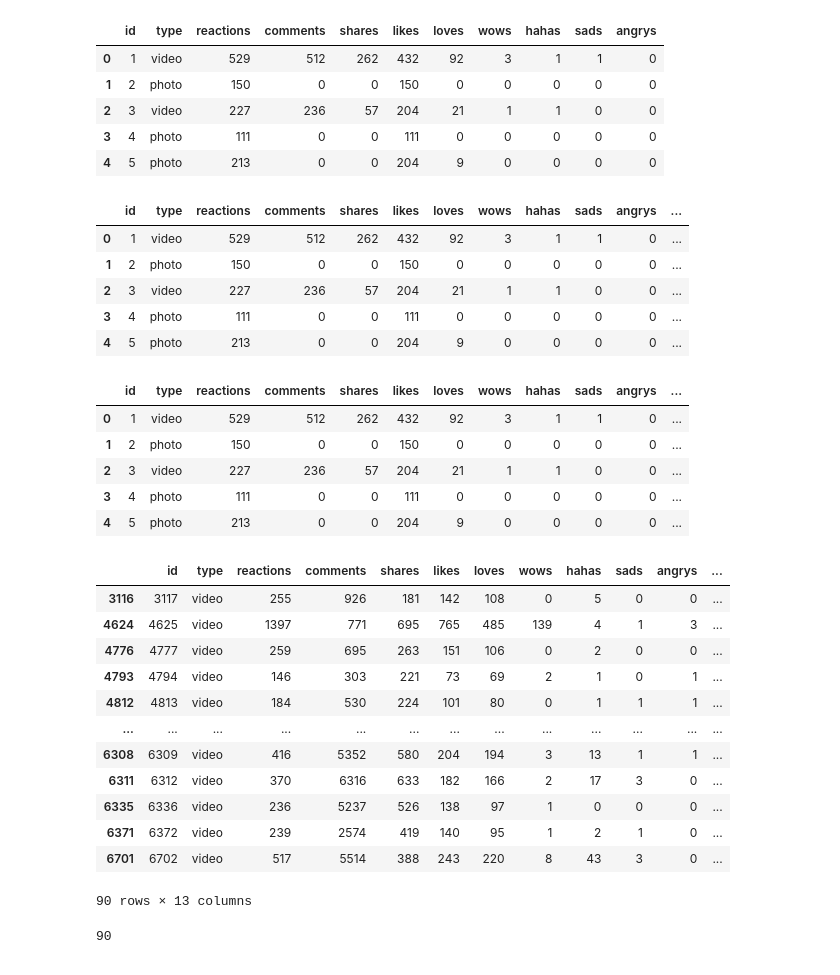
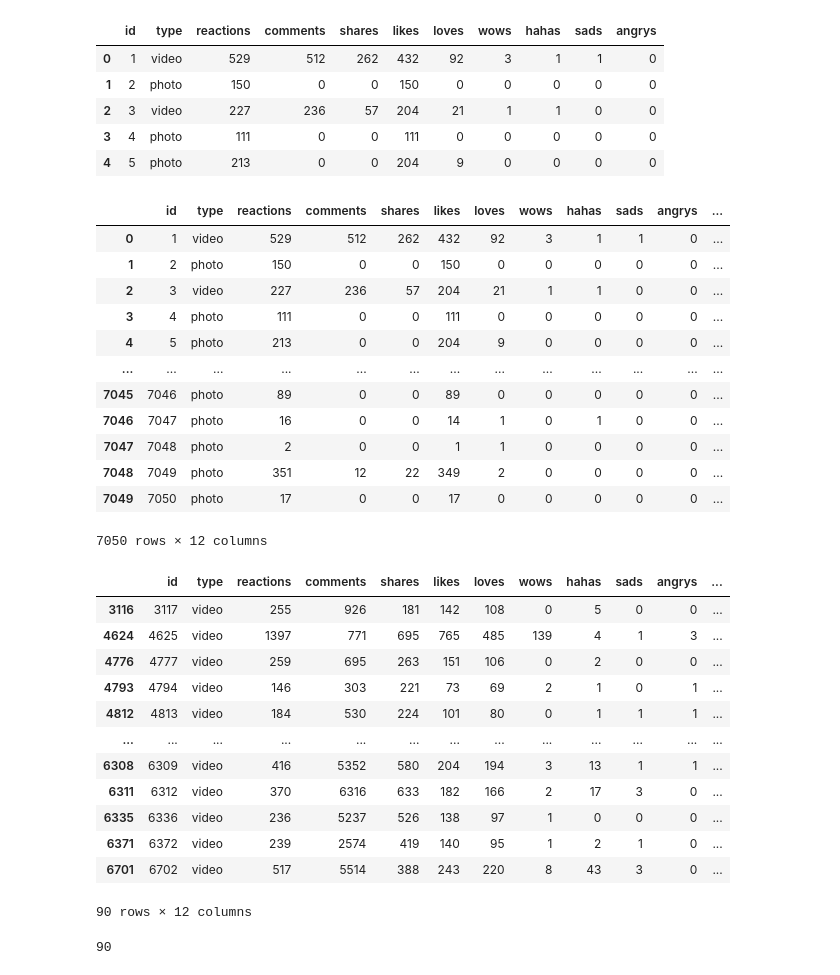
Before and after one commit to va4756/yemoon_bigdata_test, a Jupyter notebook: sinagong_bigdata.ipynb, the cells around one changed output. Saved outputs shown, nothing was run; the diff lists cells and outputs as text; code cells hidden in the pictures.

```diff
--- a/sinagong_bigdata.ipynb
+++ b/sinagong_bigdata.ipynb
@@ -731,30 +748,26 @@ df.head()
 | 3 | 4 | photo | 111 | 0 | 0 | 111 | 0 | 0 | 0 | 0 | 0 |
 | 4 | 5 | photo | 213 | 0 | 0 | 204 | 9 | 0 | 0 | 0 | 0 |
 # %%
-df['pos_react'] = df['loves'] + df['wows']
+df['ratio'] = (df['loves'] + df['wows']) / df['reactions'] * 100
+df
+# %% [output]
+|  | id | type | reactions | comments | shares | likes | loves | wows | hahas | sads | angrys | ... |
+| 0 | 1 | video | 529 | 512 | 262 | 432 | 92 | 3 | 1 | 1 | 0 | ... |
+| 1 | 2 | photo | 150 | 0 | 0 | 150 | 0 | 0 | 0 | 0 | 0 | ... |
+| 2 | 3 | video | 227 | 236 | 57 | 204 | 21 | 1 | 1 | 0 | 0 | ... |
+| 3 | 4 | photo | 111 | 0 | 0 | 111 | 0 | 0 | 0 | 0 | 0 | ... |
+| 4 | 5 | photo | 213 | 0 | 0 | 204 | 9 | 0 | 0 | 0 | 0 | ... |
+| ... | ... | ... | ... | ... | ... | ... | ... | ... | ... | ... | ... | ... |
+| 7045 | 7046 | photo | 89 | 0 | 0 | 89 | 0 | 0 | 0 | 0 | 0 | ... |
+| 7046 | 7047 | photo | 16 | 0 | 0 | 14 | 1 | 0 | 1 | 0 | 0 | ... |
+| 7047 | 7048 | photo | 2 | 0 | 0 | 1 | 1 | 0 | 0 | 0 | 0 | ... |
+| 7048 | 7049 | photo | 351 | 12 | 22 | 349 | 2 | 0 | 0 | 0 | 0 | ... |
+| 7049 | 7050 | photo | 17 | 0 | 0 | 17 | 0 | 0 | 0 | 0 | 0 | ... |
+7050 rows × 12 columns
-# %%
-df.head()
-# %% [output]
-|  | id | type | reactions | comments | shares | likes | loves | wows | hahas | sads | angrys | ... |
-| 0 | 1 | video | 529 | 512 | 262 | 432 | 92 | 3 | 1 | 1 | 0 | ... |
-| 1 | 2 | photo | 150 | 0 | 0 | 150 | 0 | 0 | 0 | 0 | 0 | ... |
-| 2 | 3 | video | 227 | 236 | 57 | 204 | 21 | 1 | 1 | 0 | 0 | ... |
-| 3 | 4 | photo | 111 | 0 | 0 | 111 | 0 | 0 | 0 | 0 | 0 | ... |
-| 4 | 5 | photo | 213 | 0 | 0 | 204 | 9 | 0 | 0 | 0 | 0 | ... |
-# %%
-df['react_ratio'] = (df['pos_react'] / df['reactions']) * 100
-df.head()
-# %% [output]
-|  | id | type | reactions | comments | shares | likes | loves | wows | hahas | sads | angrys | ... |
-| 0 | 1 | video | 529 | 512 | 262 | 432 | 92 | 3 | 1 | 1 | 0 | ... |
-| 1 | 2 | photo | 150 | 0 | 0 | 150 | 0 | 0 | 0 | 0 | 0 | ... |
-| 2 | 3 | video | 227 | 236 | 57 | 204 | 21 | 1 | 1 | 0 | 0 | ... |
-| 3 | 4 | photo | 111 | 0 | 0 | 111 | 0 | 0 | 0 | 0 | 0 | ... |
-| 4 | 5 | photo | 213 | 0 | 0 | 204 | 9 | 0 | 0 | 0 | 0 | ... |
 # %%
-cond1 = df['react_ratio'] > 40
-cond2 = df['react_ratio'] < 50
-res_df = df.loc[cond1 & cond2]
+cond1 = df['ratio'] > 40
+cond2 = df['ratio'] < 50
+res_df = df[cond1 & cond2]
 res_df
 # %% [output]
 |  | id | type | reactions | comments | shares | likes | loves | wows | hahas | sads | angrys | ... |
@@ -769,5 +782,5 @@ res_df
 | 6335 | 6336 | video | 236 | 5237 | 526 | 138 | 97 | 1 | 0 | 0 | 0 | ... |
 | 6371 | 6372 | video | 239 | 2574 | 419 | 140 | 95 | 1 | 2 | 1 | 0 | ... |
 | 6701 | 6702 | video | 517 | 5514 | 388 | 243 | 220 | 8 | 43 | 3 | 0 | ... |
-90 rows × 13 columns
+90 rows × 12 columns
 # %%
```
Also changed, not shown: parts of 12 cells of this notebook.
